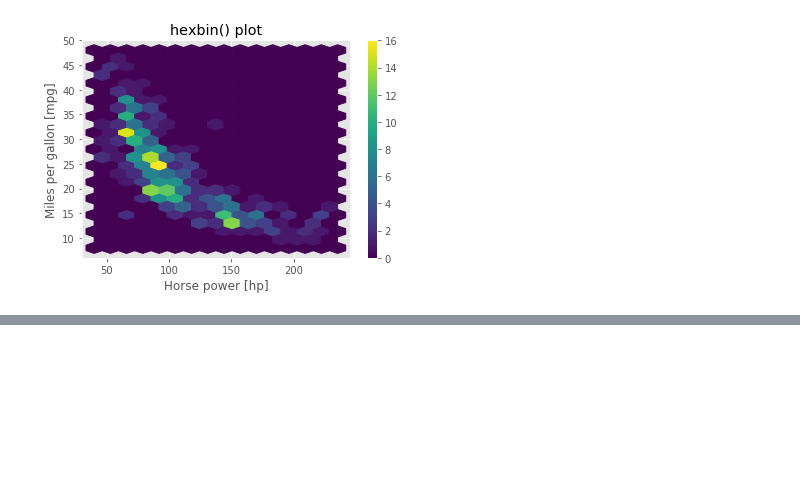
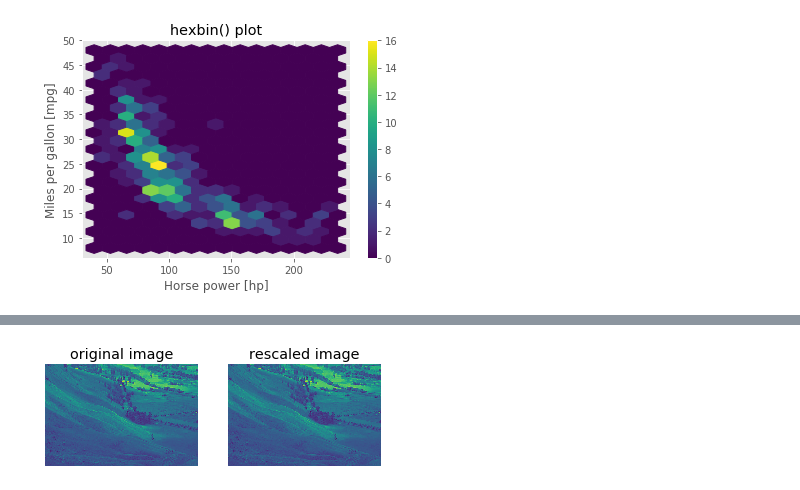
Before and after one commit to thap/python_basics_to_advanced, a Jupyter notebook: visualisation_intro/visualization_intro.ipynb, the cells around one changed output, grey strips where cells are left out. Cells and saved outputs as stored; diff of their text form; code cells hidden in the pictures; blank space fills up the shorter version.

```diff
--- a/visualisation_intro/visualization_intro.ipynb
+++ b/visualisation_intro/visualization_intro.ipynb
@@ -215,0 +280,14 @@ img = plt.imread('')
+# %%
+plt.subplot(1, 2, 1)
+plt.title('original image')
+plt.axis('off')
+plt.imshow(image)
+
+plt.subplot(1, 2, 2)
+plt.title('rescaled image')
+plt.axis('off')
+plt.imshow(rescaled_image)
+
+plt.show()
+# %% [output]
+[figure, added]
```
Also changed, not shown: parts of 35 cells of this notebook, 3 other files.
